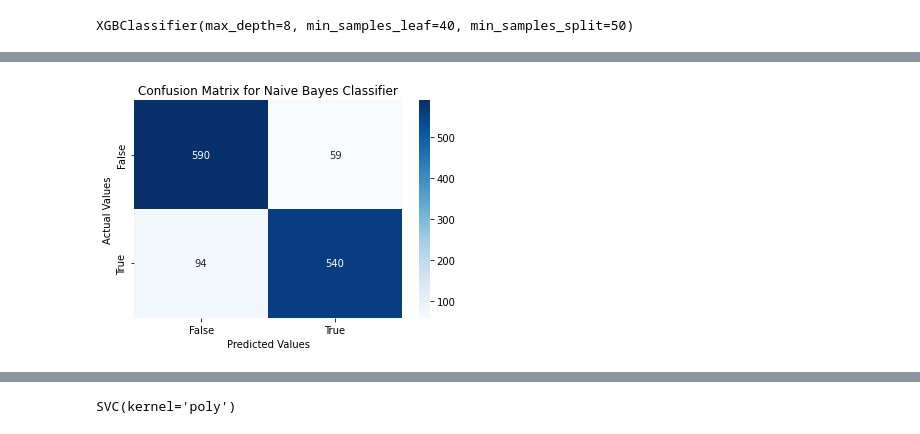
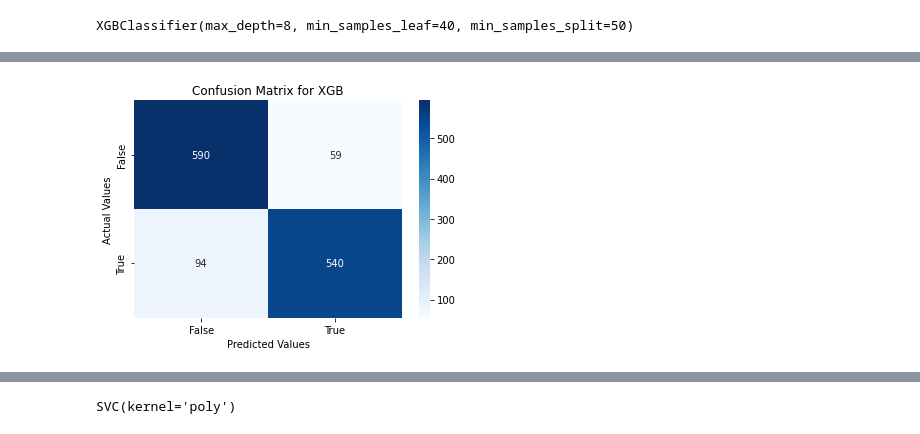
Before and after one commit to parulsharma098/Cardiovascular-Risk-Prediction, a Jupyter notebook: CARDIOVASCULAR_RISK_PREDICTION_CAPSTONE_III(Classification).ipynb, the cells around one changed output, grey strips where cells are left out. Saved outputs shown, nothing was run; the diff lists cells and outputs as text; code cells hidden in the pictures.

```diff
--- a/CARDIOVASCULAR_RISK_PREDICTION_CAPSTONE_III(Classification).ipynb
+++ b/CARDIOVASCULAR_RISK_PREDICTION_CAPSTONE_III(Classification).ipynb
@@ -1466,22 +1512,22 @@ array([[590,  59],
 # %%
 labels = ['590','59','94','540']
 
 labels = np.asarray(labels).reshape(2,2)
 
 ax = sns.heatmap(cf_matrix_xgb, annot=labels, fmt='', cmap='Blues')
 
-ax.set_title('Confusion Matrix for Naive Bayes Classifier');
+ax.set_title('Confusion Matrix for XGB');
 ax.set_xlabel('Predicted Values')
 ax.set_ylabel('Actual Values');
 
 ## Ticket labels - List must be in alphabetical order
 ax.xaxis.set_ticklabels(['False','True'])
 ax.yaxis.set_ticklabels(['False','True'])
 
 ## Display the visualization of the Confusion Matrix.
 plt.show()
 # %% [output]
-[figure, old version]
+[figure, new version]
 # %%
 # Predicted values.
 
```
Also changed, not shown: parts of 67 cells of this notebook.
